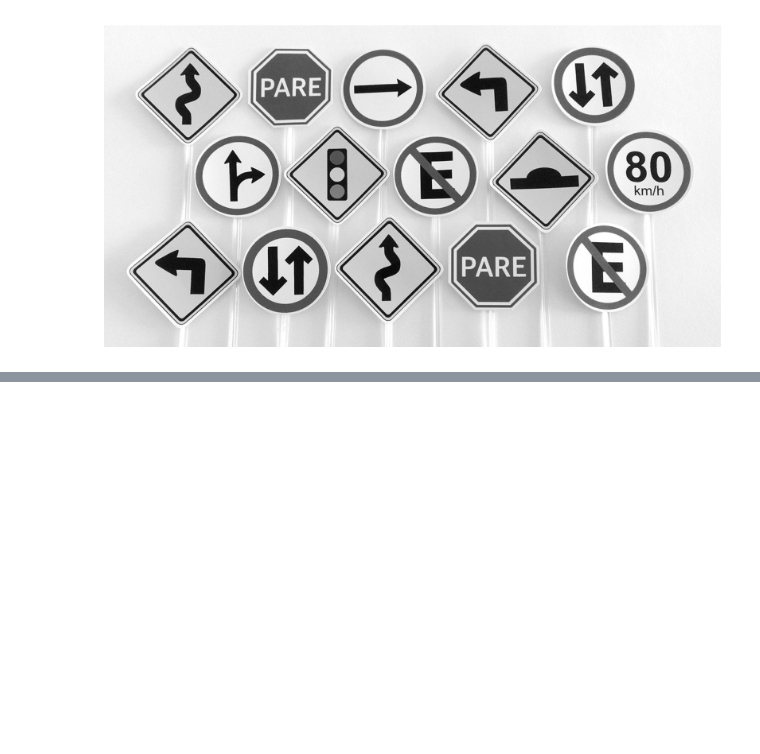
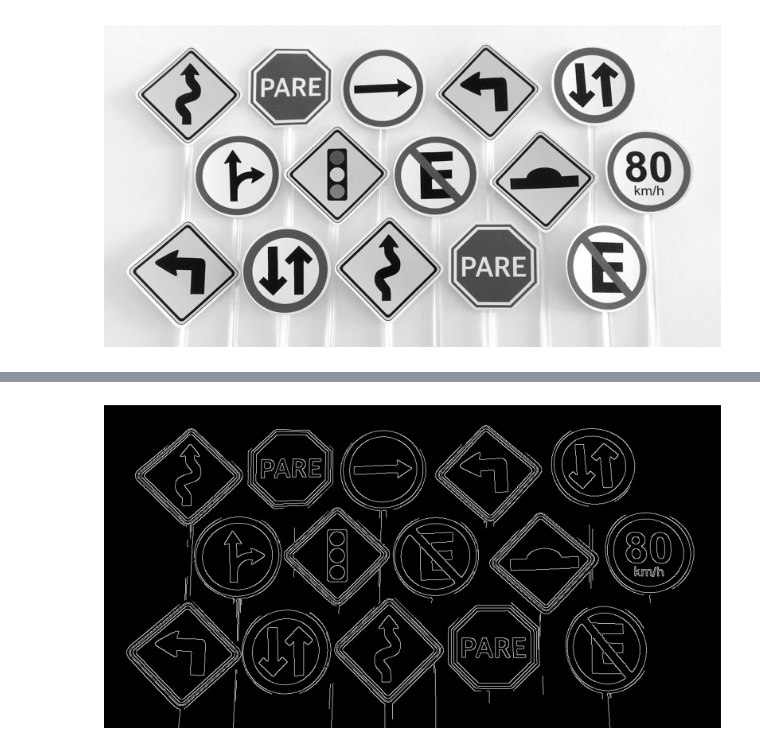
Before and after one commit to RichardeLira/Computer-Vision-Course, a Jupyter notebook: Task_04/Task_04.ipynb, the cells around one changed output, grey strips where cells are left out. Saved outputs shown, nothing was run; the diff lists cells and outputs as text; code cells hidden in the pictures; blank space fills up the shorter version.

```diff
--- a/Task_04/Task_04.ipynb
+++ b/Task_04/Task_04.ipynb
@@ -32,0 +59,7 @@ show_img(img)
+# %%
+second_type = read_img(r'C:\Users\richa\OneDrive\Documentos\Computer Vision\Computer-Vision-Course\Task_04\imagens\placas-transito.jpg')
+second_type_edges = cv2.Canny(second_type,100,200,apertureSize=3)
+# %%
+show_img(second_type_edges)
+# %% [output]
+[figure, added]
```
Also changed, not shown: parts of 30 cells of this notebook.
